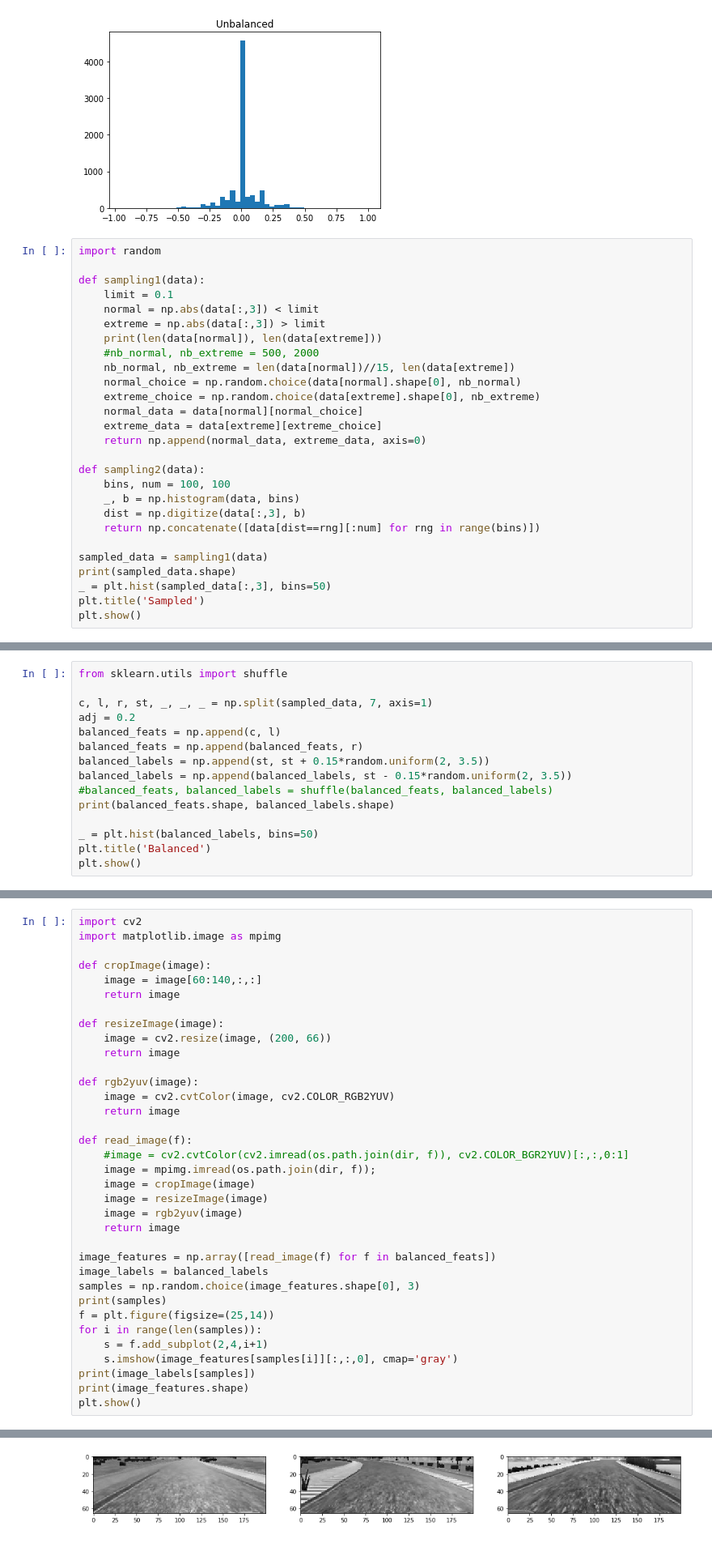
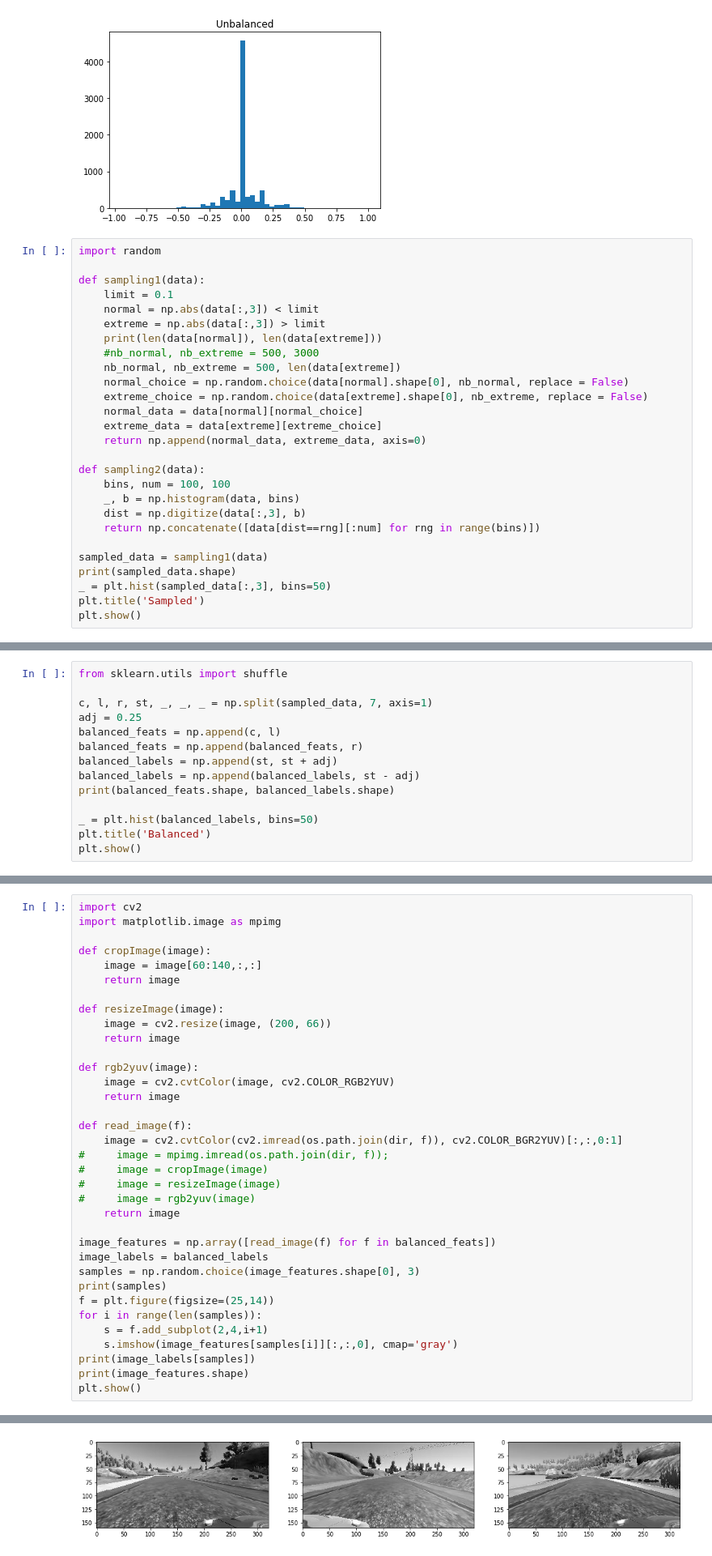
Before and after one commit to subhash/CarND-Behavioral-Cloning, a Jupyter notebook: behaviour-cloning.ipynb, the cells around one changed output, grey strips where cells are left out. Shown at 81% size. Drawn from its saved outputs; the diff is of its cells as text.

```diff
--- a/behaviour-cloning.ipynb
+++ b/behaviour-cloning.ipynb
@@ -25,10 +25,10 @@ def sampling1(data):
     normal = np.abs(data[:,3]) < limit
     extreme = np.abs(data[:,3]) > limit
     print(len(data[normal]), len(data[extreme]))
-    #nb_normal, nb_extreme = 500, 2000
-    nb_normal, nb_extreme = len(data[normal])//15, len(data[extreme])
-    normal_choice = np.random.choice(data[normal].shape[0], nb_normal)
-    extreme_choice = np.random.choice(data[extreme].shape[0], nb_extreme)
+    #nb_normal, nb_extreme = 500, 3000
+    nb_normal, nb_extreme = 500, len(data[extreme])
+    normal_choice = np.random.choice(data[normal].shape[0], nb_normal, replace = False)
+    extreme_choice = np.random.choice(data[extreme].shape[0], nb_extreme, replace = False)
     normal_data = data[normal][normal_choice]
     extreme_data = data[extreme][extreme_choice]
     return np.append(normal_data, extreme_data, axis=0)
@@ -52,12 +52,11 @@ plt.show()
 from sklearn.utils import shuffle
 
 c, l, r, st, _, _, _ = np.split(sampled_data, 7, axis=1)
-adj = 0.2
+adj = 0.25
 balanced_feats = np.append(c, l)
 balanced_feats = np.append(balanced_feats, r)
-balanced_labels = np.append(st, st + 0.15*random.uniform(2, 3.5))
-balanced_labels = np.append(balanced_labels, st - 0.15*random.uniform(2, 3.5))
-#balanced_feats, balanced_labels = shuffle(balanced_feats, balanced_labels)
+balanced_labels = np.append(st, st + adj)
+balanced_labels = np.append(balanced_labels, st - adj)
 print(balanced_feats.shape, balanced_labels.shape)
 
 _ = plt.hist(balanced_labels, bins=50)
@@ -95,11 +94,11 @@ def rgb2yuv(image):
     return image
 
 def read_image(f):
-    #image = cv2.cvtColor(cv2.imread(os.path.join(dir, f)), cv2.COLOR_BGR2YUV)[:,:,0:1]
-    image = mpimg.imread(os.path.join(dir, f));
-    image = cropImage(image)
-    image = resizeImage(image)
-    image = rgb2yuv(image)
+    image = cv2.cvtColor(cv2.imread(os.path.join(dir, f)), cv2.COLOR_BGR2YUV)[:,:,0:1]
+#     image = mpimg.imread(os.path.join(dir, f));
+#     image = cropImage(image)
+#     image = resizeImage(image)
+#     image = rgb2yuv(image)
     return image
 
 image_features = np.array([read_image(f) for f in balanced_feats])
@@ -120,2 +119,2 @@ plt.show()
-[figure, old version]
+[figure, new version]
 # %%
```
Also changed, not shown: parts of 9 cells of this notebook, 1 other file.
